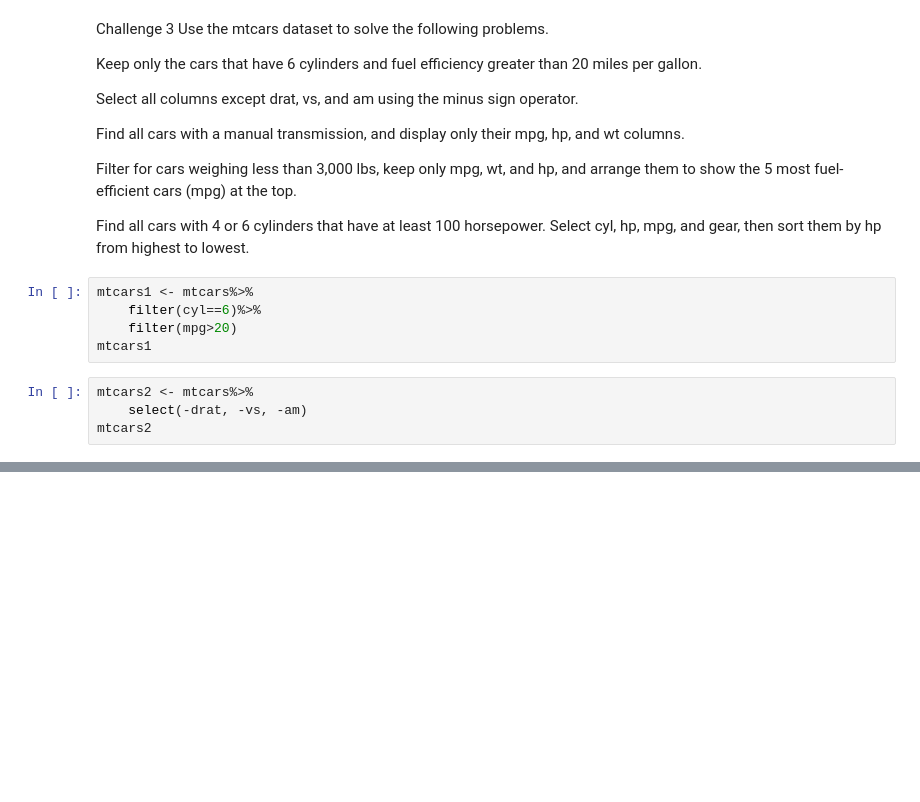
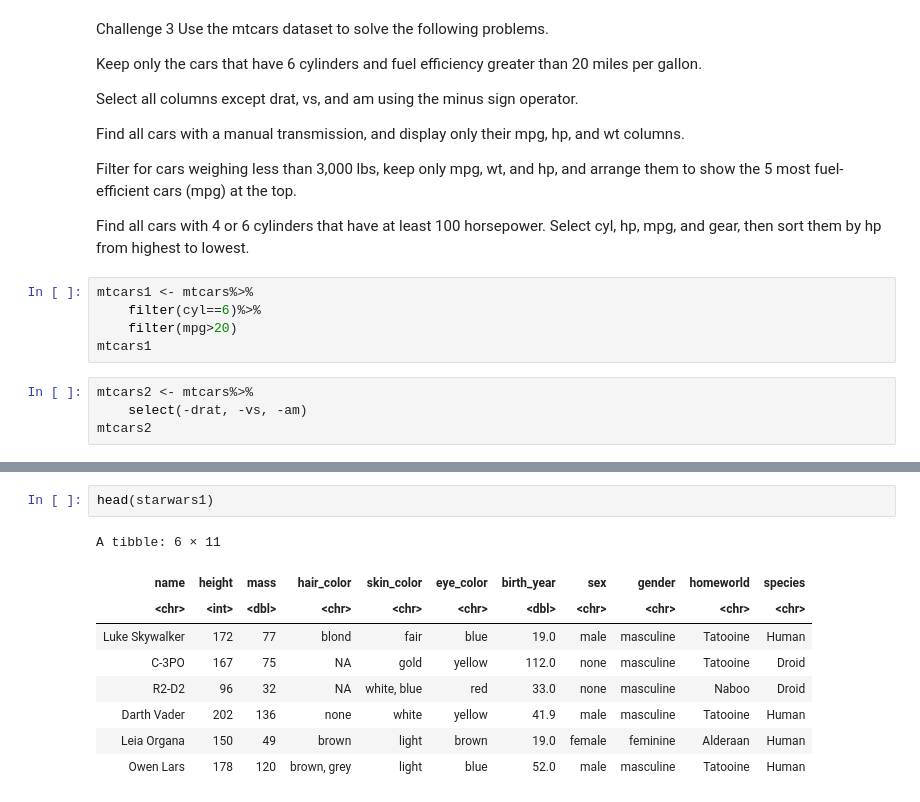
Before and after one commit to SamequalsFS/Unit1, a Jupyter notebook: TDS_StudentNB_RBasics.ipynb, the cells around one changed output, grey strips where cells are left out. Cells and saved outputs as stored; diff of their text form; blank space fills up the shorter version.

```diff
--- a/TDS_StudentNB_RBasics.ipynb
+++ b/TDS_StudentNB_RBasics.ipynb
@@ -327,0 +397,12 @@ mtcars2
+# %%
+head(starwars1)
+# %% [output]
+A tibble: 6 × 11
+| name | height | mass | hair_color | skin_color | eye_color | birth_year | sex | gender | homeworld | species |
+| <chr> | <int> | <dbl> | <chr> | <chr> | <chr> | <dbl> | <chr> | <chr> | <chr> | <chr> |
+| Luke Skywalker | 172 | 77 | blond | fair | blue | 19.0 | male | masculine | Tatooine | Human |
+| C-3PO | 167 | 75 | NA | gold | yellow | 112.0 | none | masculine | Tatooine | Droid |
+| R2-D2 | 96 | 32 | NA | white, blue | red | 33.0 | none | masculine | Naboo | Droid |
+| Darth Vader | 202 | 136 | none | white | yellow | 41.9 | male | masculine | Tatooine | Human |
+| Leia Organa | 150 | 49 | brown | light | brown | 19.0 | female | feminine | Alderaan | Human |
+| Owen Lars | 178 | 120 | brown, grey | light | blue | 52.0 | male | masculine | Tatooine | Human |
```
Also changed, not shown: parts of 15 cells of this notebook.
